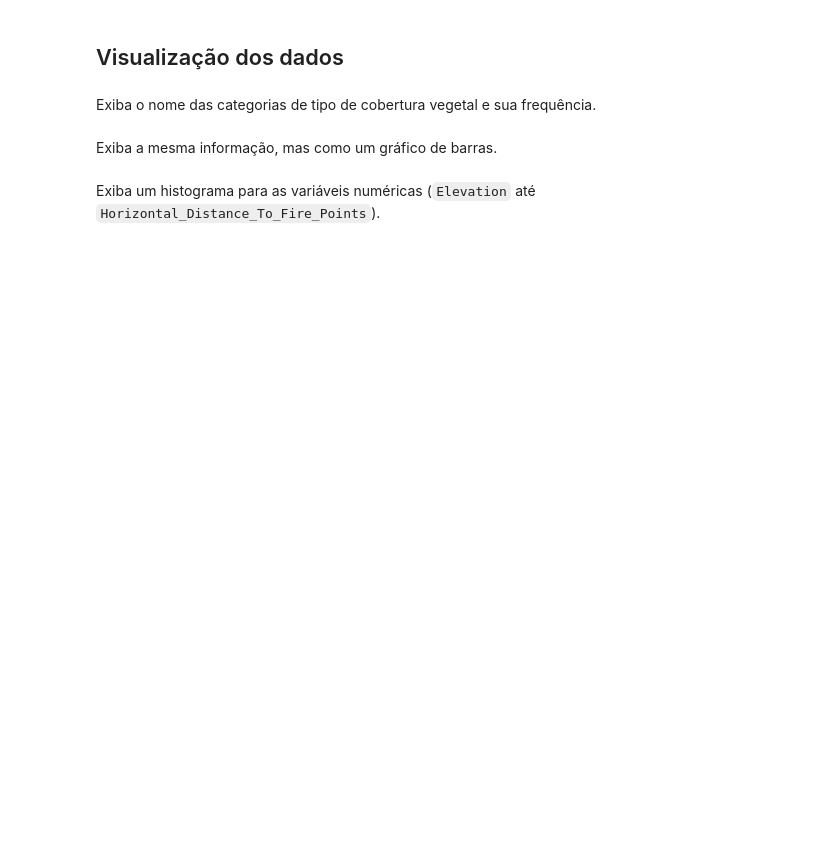
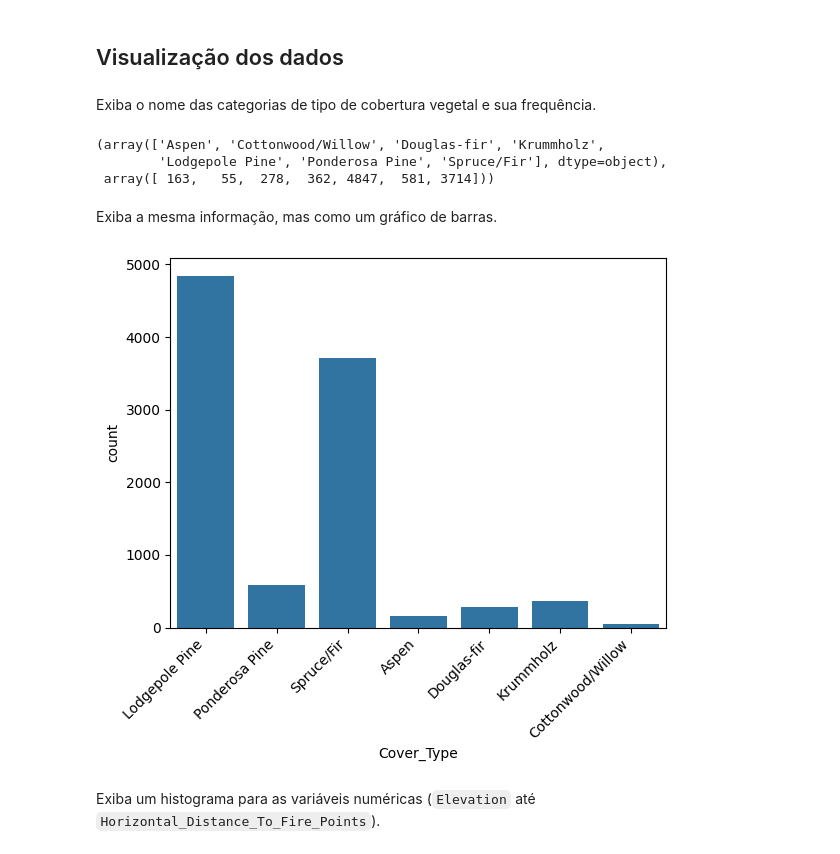
Before and after one commit to Salsep0/Aulas, a Jupyter notebook: Atividade1.ipynb, the cells around one changed output. Drawn from its saved outputs; the diff is of its cells as text; code cells hidden in the pictures; blank space fills up the shorter version.

```diff
--- a/Atividade1.ipynb
+++ b/Atividade1.ipynb
@@ -83,5 +84,7 @@ data.to_csv(os.path.join(DRIVE_DIRECTORY, 'cov_types.csv'), index=False)
 ## Exploração dos dados
 # %% [markdown]
 Carregue os dados a partir do arquivo csv, em um dataframe do Pandas.
+# %%
+data = pd.read_csv(os.path.join(DRIVE_DIRECTORY, 'cov_types.csv'))
 # %% [markdown]
 Exiba os dados para uma inspeção inicial.
@@ -95,7 +142,18 @@ Exiba as estatísticas básicas da base.
 ## Visualização dos dados
 # %% [markdown]
 Exiba o nome das categorias de tipo de cobertura vegetal e sua frequência.
+# %%
+np.unique(data['Cover_Type'], return_counts=True)
+# %% [output]
+(array(['Aspen', 'Cottonwood/Willow', 'Douglas-fir', 'Krummholz',
+        'Lodgepole Pine', 'Ponderosa Pine', 'Spruce/Fir'], dtype=object),
+ array([ 163,   55,  278,  362, 4847,  581, 3714]))
 # %% [markdown]
 Exiba a mesma informação, mas como um gráfico de barras.
+# %%
+sns.countplot(x=data['Cover_Type'])
+plt.xticks(rotation=45, ha='right');
+# %% [output]
+[figure, added]
 # %% [markdown]
 Exiba um histograma para as variáveis numéricas (`Elevation` até `Horizontal_Distance_To_Fire_Points`).
```
Also changed, not shown: parts of 19 cells of this notebook.
